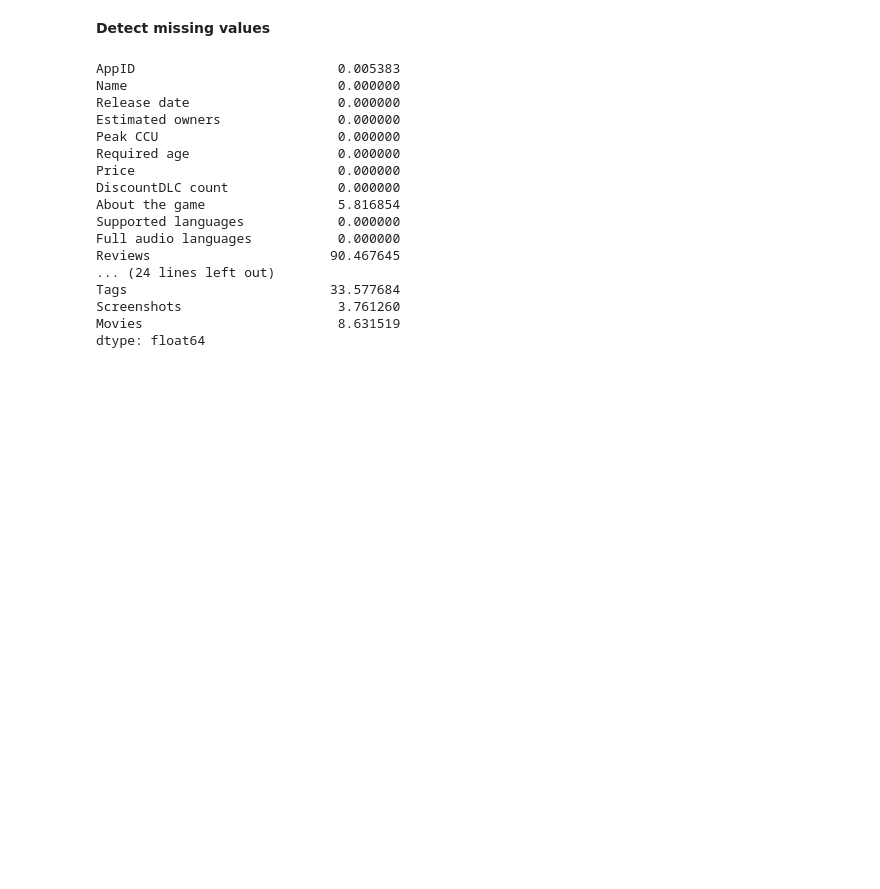
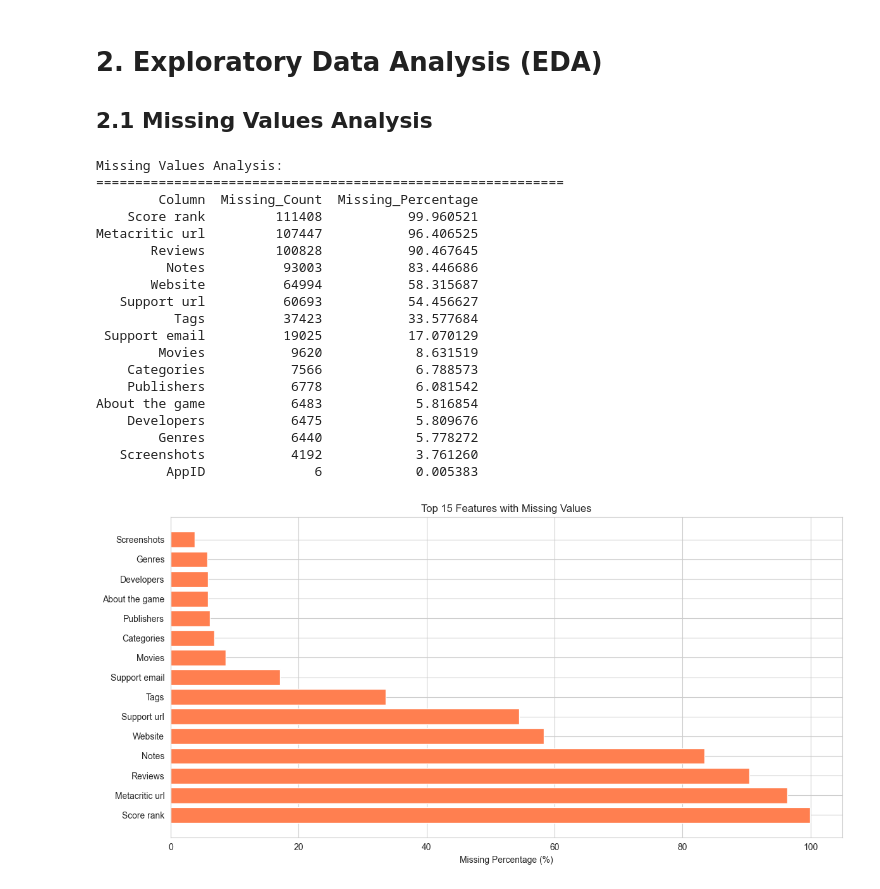
Before and after one commit to Aureprz/iml_assignment, a Jupyter notebook: main.ipynb, the cells around one changed output. Saved outputs shown, nothing was run; the diff lists cells and outputs as text; code cells hidden in the pictures; blank space fills up the shorter version.

```diff
--- a/main.ipynb
+++ b/main.ipynb
@@ -53,24 +116,54 @@ dataset.shape
 # %% [markdown]
-**Detect missing values**
+# 2. Exploratory Data Analysis (EDA)
+
+## 2.1 Missing Values Analysis
 # %%
+# Calculation of missing values in percentage
 
-100 * dataset.isnull().sum() / len(dataset)
+#analysis of missing values and caldulate them
+missing_values = dataset.isnull().sum()
+missing_percentage = 100 * dataset.isnull().sum() / len(dataset)
+
+#creation of a dataframe to display missing values
+missing_df = pd.DataFrame({
+    'Column': dataset.columns,
+    'Missing_Count': missing_values.values,
+    'Missing_Percentage': missing_percentage.values
+})
+
+# Filter and sort the dataframe to show only columns with missing values
+missing_df = missing_df[missing_df['Missing_Count'] > 0].sort_values('Missing_Percentage', ascending=False)
+print("Missing Values Analysis:")
+print("="*60)
+print(missing_df.to_string(index=False))
+
+# Visualization of missing values
+plt.figure(figsize=(12, 6))
+missing_df_plot = missing_df.head(15)
+plt.barh(missing_df_plot['Column'], missing_df_plot['Missing_Percentage'], color='coral')
+plt.xlabel('Missing Percentage (%)')
+plt.title('Top 15 Features with Missing Values')
+plt.tight_layout()
+plt.show()
 # %% [output]
-AppID                          0.005383
-Name                           0.000000
-Release date                   0.000000
-Estimated owners               0.000000
-Peak CCU                       0.000000
-Required age                   0.000000
-Price                          0.000000
-DiscountDLC count              0.000000
-About the game                 5.816854
-Supported languages            0.000000
-Full audio languages           0.000000
-Reviews                       90.467645
-... (24 lines left out)
-Tags                          33.577684
-Screenshots                    3.761260
-Movies                         8.631519
-dtype: float64
+Missing Values Analysis:
+============================================================
+        Column  Missing_Count  Missing_Percentage
+    Score rank         111408           99.960521
+Metacritic url         107447           96.406525
+       Reviews         100828           90.467645
+         Notes          93003           83.446686
+       Website          64994           58.315687
+   Support url          60693           54.456627
+          Tags          37423           33.577684
+ Support email          19025           17.070129
+        Movies           9620            8.631519
+    Categories           7566            6.788573
+    Publishers           6778            6.081542
+About the game           6483            5.816854
+    Developers           6475            5.809676
+        Genres           6440            5.778272
+   Screenshots           4192            3.761260
+         AppID              6            0.005383
+[figure, added]
 # %%
```
Also changed, not shown: parts of 72 cells of this notebook, 3 other files.
